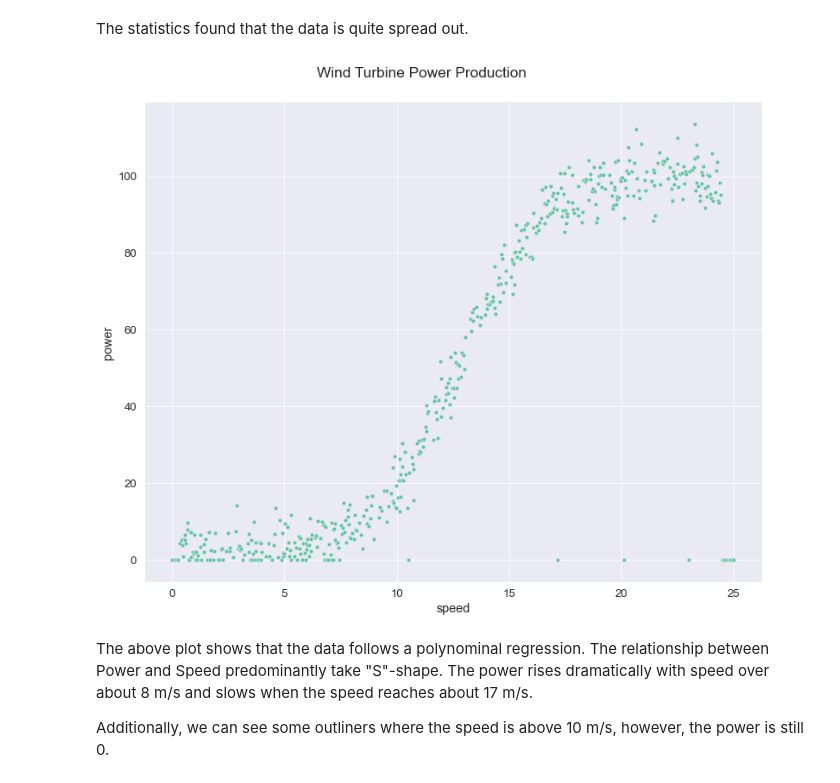
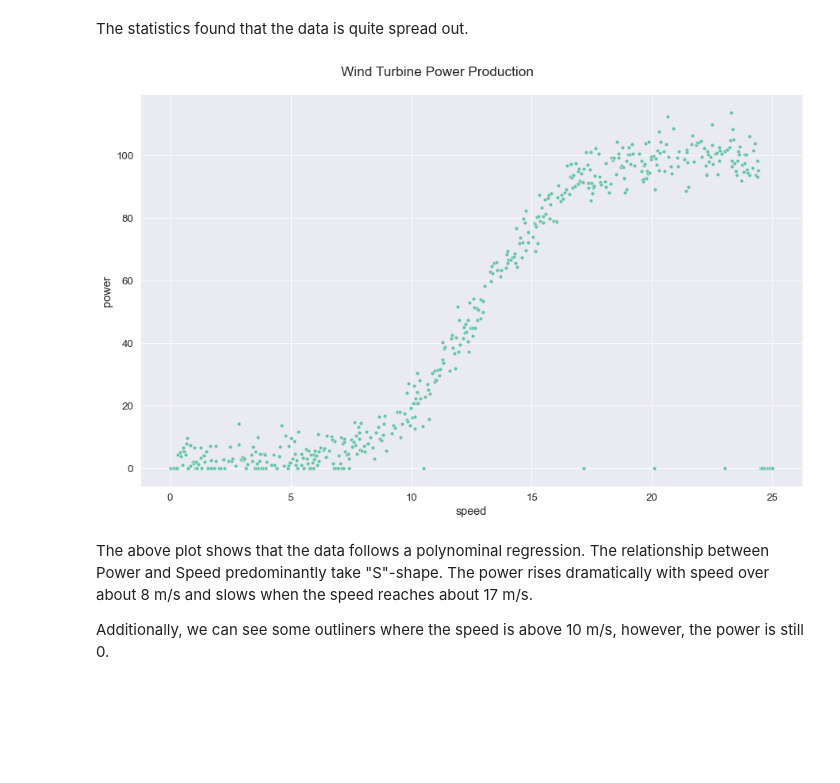
Before and after one commit to olgarozhdestvina/Machine-Learning-and-Statistics-Project, a Jupyter notebook: Power_production_model.ipynb, the cells around one changed output. Cells and saved outputs as stored; diff of their text form; code cells hidden in the pictures; blank space fills up the shorter version.

```diff
--- a/Power_production_model.ipynb
+++ b/Power_production_model.ipynb
@@ -130,16 +130,16 @@ The statistics found that the data is quite spread out.
 # %%
 # Plot data.
 sns.relplot(data=df, x="speed", y="power")
 
 # Change plot size.
 fig = plt.gcf()
-fig.set_size_inches(12, 9)
+fig.set_size_inches(14, 8)
 fig.suptitle("Wind Turbine Power Production", y=1.02)
 
 # Show the plot.
 plt.show()
 # %% [output]
-[figure, old version]
+[figure, new version]
 # %% [markdown]
 The above plot shows that the data follows a polynominal regression. The relationship between Power and Speed predominantly take "S"-shape. The power rises dramatically with speed over about 8 m/s and slows when the speed reaches about 17 m/s.
 
```
Also changed, not shown: parts of 14 cells of this notebook, 1 other file.
